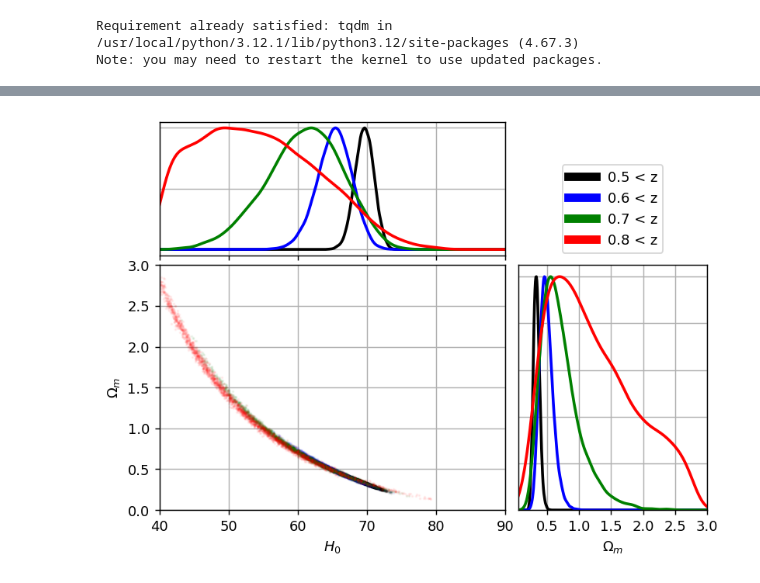
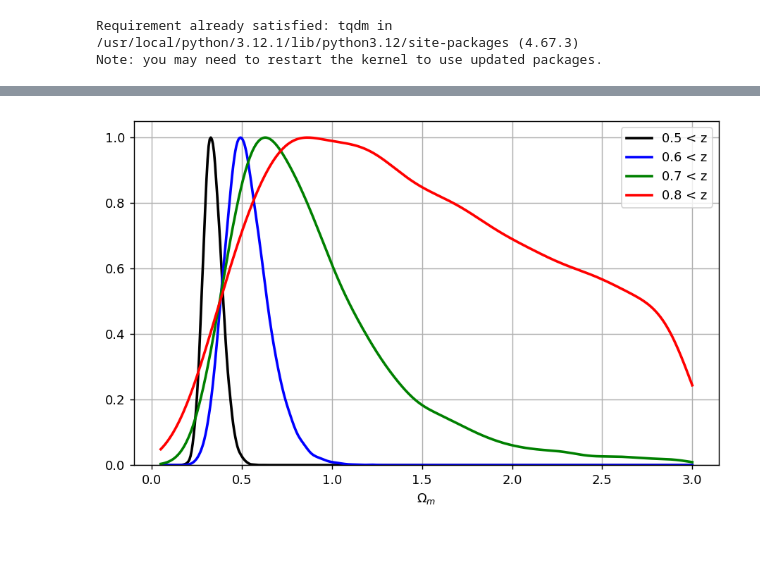
Before and after one commit to ShBrady/MSc-Thesis, a Jupyter notebook: CODE.ipynb, the cells around one changed output, grey strips where cells are left out. Drawn from its saved outputs; the diff is of its cells as text; code cells hidden in the pictures; blank space fills up the shorter version.

```diff
--- a/CODE.ipynb
+++ b/CODE.ipynb
@@ -403,6 +470,5 @@ Z_CUTS = {
     0.8:  "red",
 }
 
-# Ω_m grid for profile likelihood
-OM_GRID = np.linspace(0.05, 3.0, 300)
+OM_GRID = np.linspace(0.05, 3.0, 2000)
 # %%
@@ -557,9 +632,18 @@ samples_by_z = {}
 samplers_by_z = {}
 
 for zmin in Z_CUTS_MCMC:
-    sel = z_all > zmin
-    print(f"\nRunning MCMC for z > {zmin} (N={sel.sum()})")
-    samples, sampler = run_mcmc(z_all[sel], mu_all[sel], muerr_all[sel])
+    sel = (zHD_all > zmin)
+
+    zHD_cut  = zHD_all[sel]
+    zHEL_cut = zHEL_all[sel]
+    mu_cut   = mu_all[sel]
+    cov_cut  = cov_masked[sel][:, sel]
+
+    print(f"\nRunning Ωm-only MCMC for z > {zmin} (N={sel.sum()})")
+
+    loglike = make_loglike_profiled_offset(zHD_cut, zHEL_cut, mu_cut, cov_cut, H0_fixed)
+
+    samples, sampler = run_mcmc_Om(loglike)
     print("Mean acceptance:", np.mean(sampler.acceptance_fraction))
 
     samples_by_z[zmin] = samples
@@ -579,82 +663,25 @@ Mean acceptance: 0.42060416666666667
 # %%
 def kde_peak(x, grid, bw_factor=1.35):
     x = np.asarray(x)
     x = x[np.isfinite(x)]
     kde = gaussian_kde(x)
     kde.set_bandwidth(kde.factor * bw_factor)
     y = kde(grid)
     m = np.max(y)
     return y/m if m > 0 else y
 
-H0_grid = np.linspace(40, 90, 400)
-Om_grid = np.linspace(0.05, 3.0, 400)
+Om_grid = np.linspace(0.05, 3.0, 500)
 
-fig = plt.figure(figsize=(7, 5))
-gs = fig.add_gridspec(2, 2, width_ratios=[2.2, 1.2], height_ratios=[1.2, 2.2],
-                      wspace=0.05, hspace=0.05)
-
-ax_top   = fig.add_subplot(gs[0, 0])
-ax_joint = fig.add_subplot(gs[1, 0])
-ax_right = fig.add_subplot(gs[1, 1])
-
+plt.figure(figsize=(7, 4.5))
 for zmin in Z_CUTS_MCMC:
     s = samples_by_z[zmin]
-    c = colors[zmin]
-    H0_s = s[:, 0]
-    Om_s = s[:, 1]
+    plt.plot(Om_grid, kde_peak(s, Om_grid, bw_factor=1.4), color=colors[zmin], lw=2, label=f"{zmin} < z")
 
-    ax_top.plot(H0_grid, kde_peak(H0_s, H0_grid, bw_factor=1.25), color=c, lw=2)
-    ax_joint.plot(H0_s[::10], Om_s[::10], ".", color=c, alpha=0.05, ms=2)
-    ax_right.plot(Om_grid, kde_peak(Om_s, Om_grid, bw_factor=1.45), color=c, lw=2)
-
-# Axis labels (paper-style)
-ax_joint.set_xlabel(r"$H_0$")
-ax_joint.set_ylabel(r"$\Omega_m$")
-ax_right.set_xlabel(r"$\Omega_m$")
-
-# Remove marginal "PDF" labels (paper typically omits these)
-ax_top.set_ylabel("")
-ax_right.set_ylabel("")
-
-# Tick styling like paper
-ax_top.tick_params(axis="x", labelbottom=False)
-ax_top.tick_params(axis="y", left=False, labelleft=False)
-ax_right.tick_params(axis="y", left=False, labelleft=False)
-
-# Limits
-ax_joint.set_xlim(40, 90)
-ax_top.set_xlim(40, 90)
-ax_joint.set_ylim(0.0, 3.0)
-ax_right.set_xlim(0.05, 3.0)
-ax_right.set_xticks(np.arange(0.5, 3.1, 0.5))
-ax_right.set_ylim(0.0, 1.05)
-
-# Legend in right panel
-handles, labels = [], []
-for zmin in Z_CUTS_MCMC:
-    h, = ax_right.plot([], [], color=colors[zmin], lw=6)
-    handles.append(h)
-    labels.append(f"{zmin} < z")
-ax_right.legend(handles, labels, loc="upper right", frameon=True)
-
-
-# --- build legend handles (use your existing colors + z cuts) ---
-handles, labels = [], []
-for zmin in Z_CUTS_MCMC:
-    h, = ax_right.plot([], [], color=colors[zmin], lw=6)
-    handles.append(h)
-    labels.append(f"{zmin} < z")
-
-# --- place legend above the bottom-right panel ---
-ax_right.legend(
-    handles, labels,
-    loc="lower center",
-    bbox_to_anchor=(0.5, 1.02),  # (x, y) in axes fraction; y>1 puts it above
-    frameon=True,
-    ncol=1                       # make 2 if you want a more compact legend
-)
-
+plt.xlabel(r"$\Omega_m$")
+plt.ylabel("")  # paper-style
+plt.ylim(0.0, 1.05)
+plt.legend()
 plt.tight_layout()
 plt.show()
 # %% [output]
-[figure, old version]
+[figure, new version]
```
Also changed, not shown: parts of 9 cells of this notebook.
